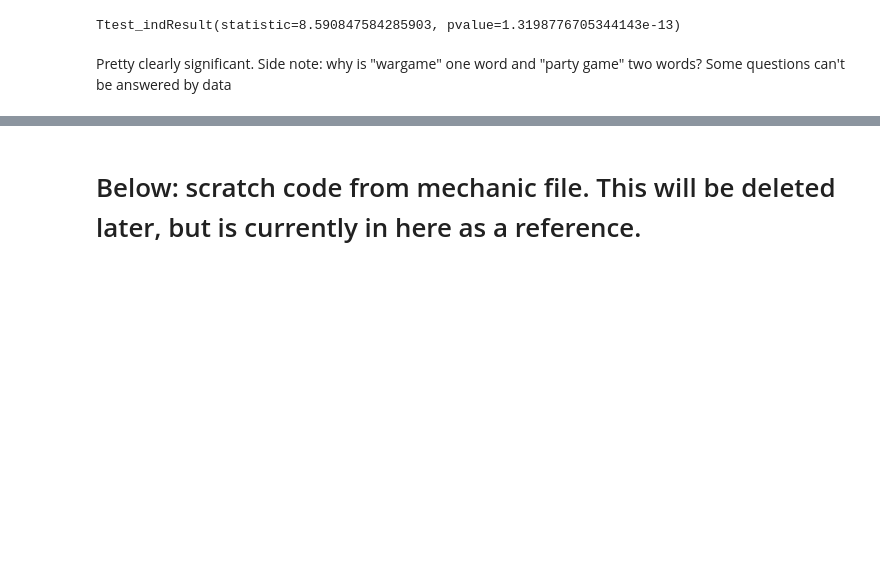
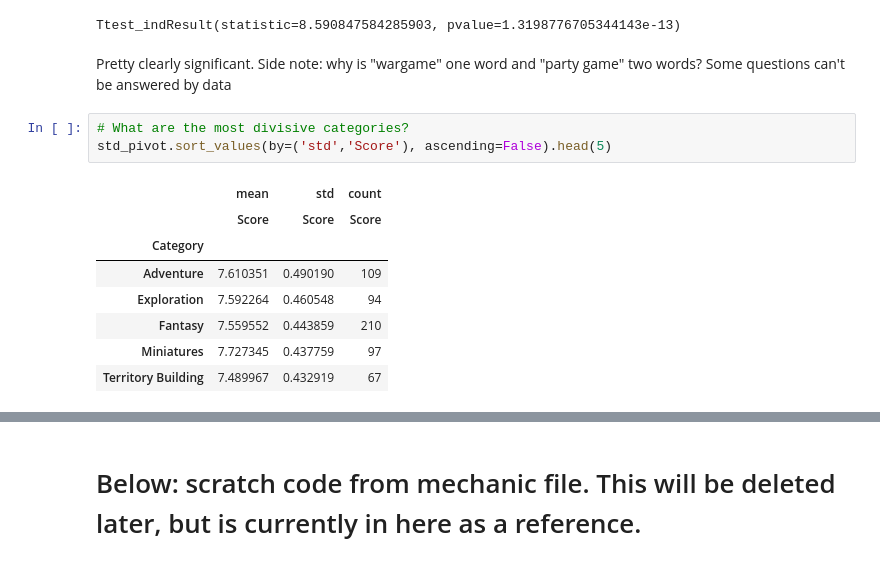
Before and after one commit to MarshallKrakauer/BGGAnalysis, a Jupyter notebook: BestCategories.ipynb, the cells around one changed output, grey strips where cells are left out. Drawn from its saved outputs; the diff is of its cells as text; blank space fills up the shorter version.

```diff
--- a/BestCategories.ipynb
+++ b/BestCategories.ipynb
@@ -131,3 +163,15 @@ ttest_ind(a=best_mechanic, b=worst_mechanic,equal_var=False)
 Ttest_indResult(statistic=8.590847584285903, pvalue=1.3198776705344143e-13)
 # %% [markdown]
 Pretty clearly significant. Side note: why is "wargame" one word and "party game" two words? Some questions can't be answered by data
+# %%
+# What are the most divisive categories?
+std_pivot.sort_values(by=('std','Score'), ascending=False).head(5)
+# %% [output]
+|  | mean | std | count |
+|  | Score | Score | Score |
+| Category |  |  |  |
+| Adventure | 7.610351 | 0.490190 | 109 |
+| Exploration | 7.592264 | 0.460548 | 94 |
+| Fantasy | 7.559552 | 0.443859 | 210 |
+| Miniatures | 7.727345 | 0.437759 | 97 |
+| Territory Building | 7.489967 | 0.432919 | 67 |
```
Also changed, not shown: parts of 9 cells of this notebook, 1 other file.
